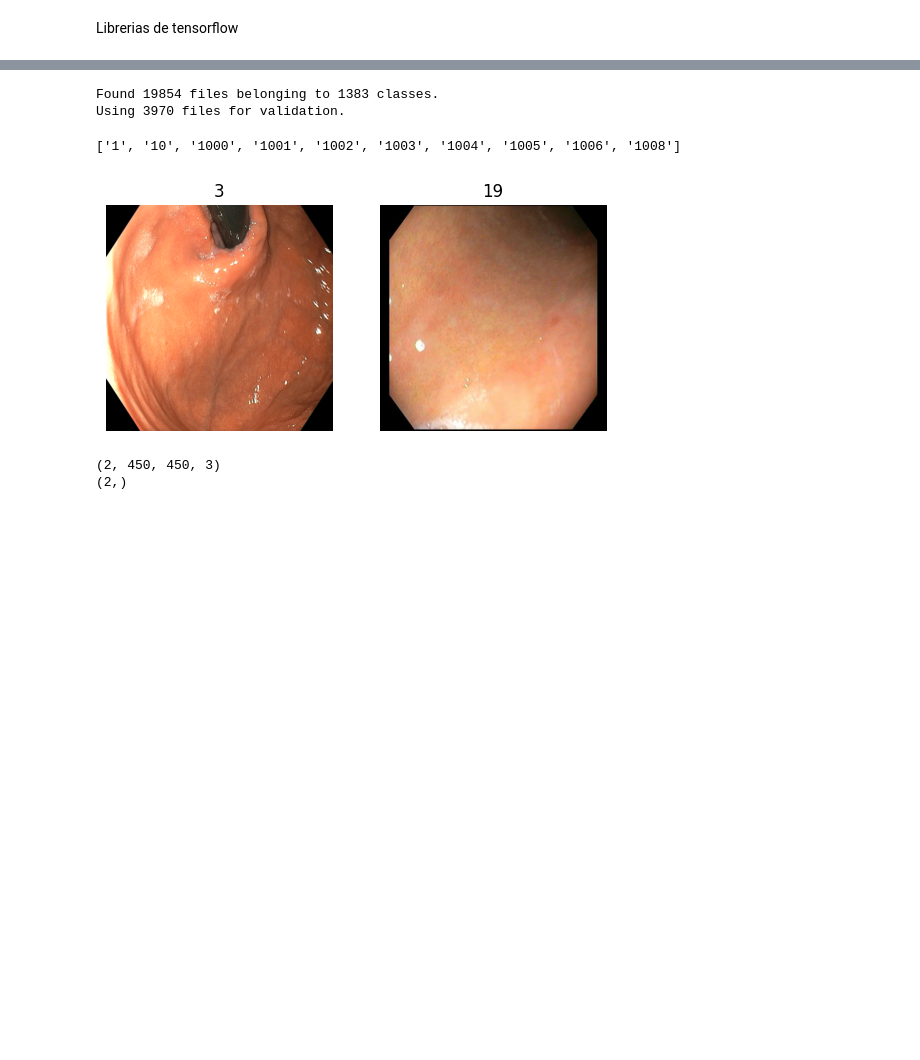
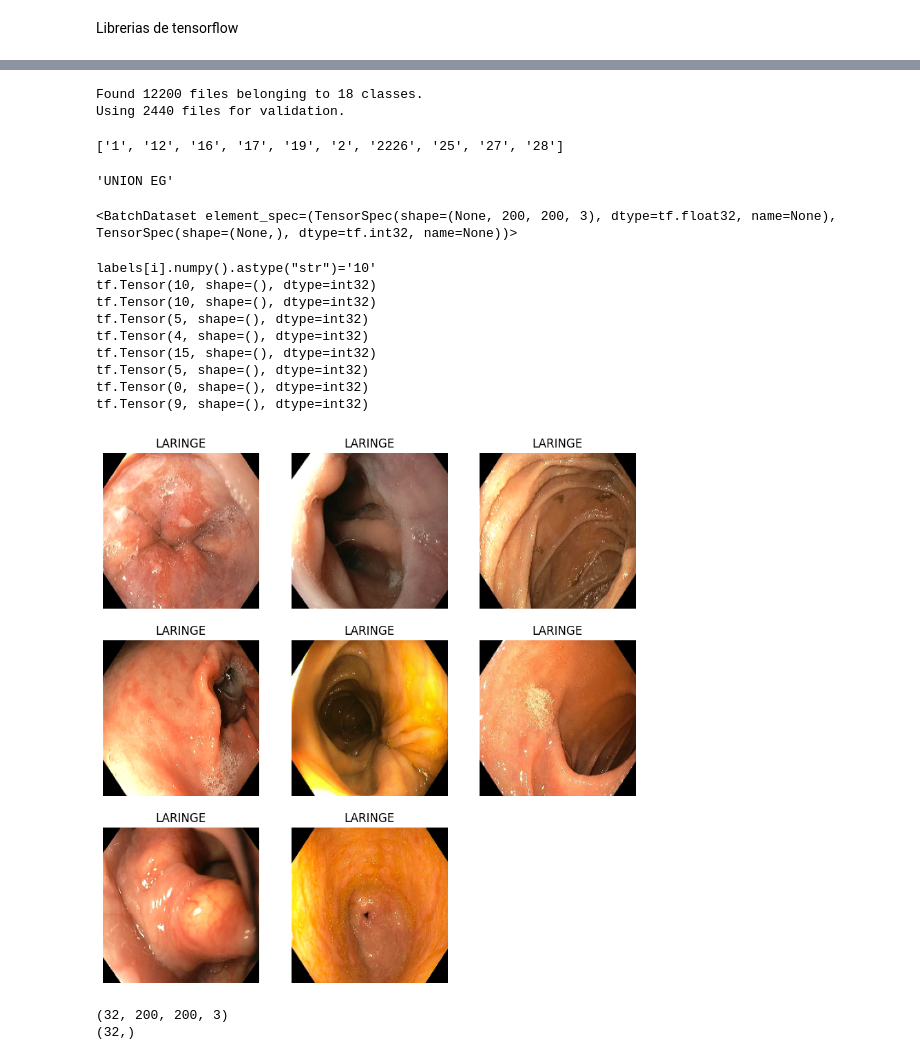
Before and after one commit to elpacko/gastrotrain, a Jupyter notebook: src/Proyecto.ipynb, the cells around one changed output, grey strips where cells are left out. Saved outputs shown, nothing was run; the diff lists cells and outputs as text; code cells hidden in the pictures; blank space fills up the shorter version.

Commit message:
Modificacion a training y draft de clasificador

```diff
--- a/src/Proyecto.ipynb
+++ b/src/Proyecto.ipynb
@@ -101,7 +101,7 @@ RETRO-HERNIA
 # %%
-batch_size = 2
-img_height = 450
-img_width = 450
+batch_size = 32
+img_height = 200
+img_width = 200
 
 #TODO: pre-proceso de distintos tamanios
 # %%
@@ -129,33 +136,61 @@ val_ds = tf.keras.utils.image_dataset_from_directory(
   image_size=(img_height, img_width),
   batch_size=batch_size)
 # %% [output]
-Found 19854 files belonging to 1383 classes.
-Using 3970 files for validation.
+Found 12200 files belonging to 18 classes.
+Using 2440 files for validation.
 # %%
 class_names = train_ds.class_names
 print(class_names[:10])
 # %% [output]
-['1', '10', '1000', '1001', '1002', '1003', '1004', '1005', '1006', '1008']
+['1', '12', '16', '17', '19', '2', '2226', '25', '27', '28']
+# %%
+#for i in range(8):
+#    print(categorias.loc[categorias['Categoria'] == int(class_names[i])]["Nombre"])
+
+categorias_dict = categorias.to_dict('records')
+
+# class_names
+# %%
+[d['Nombre'] for d  in categorias_dict if d["Categoria"] == 290][0]
+#categorias_dict
+# %% [output]
+'UNION EG'
+# %%
+train_ds
+# %% [output]
+<BatchDataset element_spec=(TensorSpec(shape=(None, 200, 200, 3), dtype=tf.float32, name=None), TensorSpec(shape=(None,), dtype=tf.int32, name=None))>
 # %%
+#TODO: arreglar la nomenclatura de las categorias
 import matplotlib.pyplot as plt
 
 plt.figure(figsize=(10, 10))
 for images, labels in train_ds.take(1):
-  for i in range(2):
-    ax = plt.subplot(3, 3, i + 1)
-    plt.imshow(images[i].numpy().astype("uint8"))
-    plt.title(class_names[labels[i]])
-    plt.axis("off")
+    print(f'{labels[i].numpy().astype("str")=}')
+    for i in range(8):
+        ax = plt.subplot(3, 3, i + 1)
+        plt.imshow(images[i].numpy().astype("uint8"))
+        titulo = [d['Nombre'] for d  in categorias_dict if d["Categoria"] == int(1)][0]
+        plt.title(titulo)
+        plt.axis("off")
 # %% [output]
+labels[i].numpy().astype("str")='10'
+tf.Tensor(10, shape=(), dtype=int32)
+tf.Tensor(10, shape=(), dtype=int32)
+tf.Tensor(5, shape=(), dtype=int32)
+tf.Tensor(4, shape=(), dtype=int32)
+tf.Tensor(15, shape=(), dtype=int32)
+tf.Tensor(5, shape=(), dtype=int32)
+tf.Tensor(0, shape=(), dtype=int32)
+tf.Tensor(9, shape=(), dtype=int32)
-[figure, old version]
+[figure, new version]
 # %%
 for image_batch, labels_batch in train_ds:
   print(image_batch.shape)
   print(labels_batch.shape)
   break
 # %% [output]
-(2, 450, 450, 3)
-(2,)
+(32, 200, 200, 3)
+(32,)
 # %%
 AUTOTUNE = tf.data.AUTOTUNE
 
```
Also changed, not shown: parts of 13 cells of this notebook, 5 other files.
